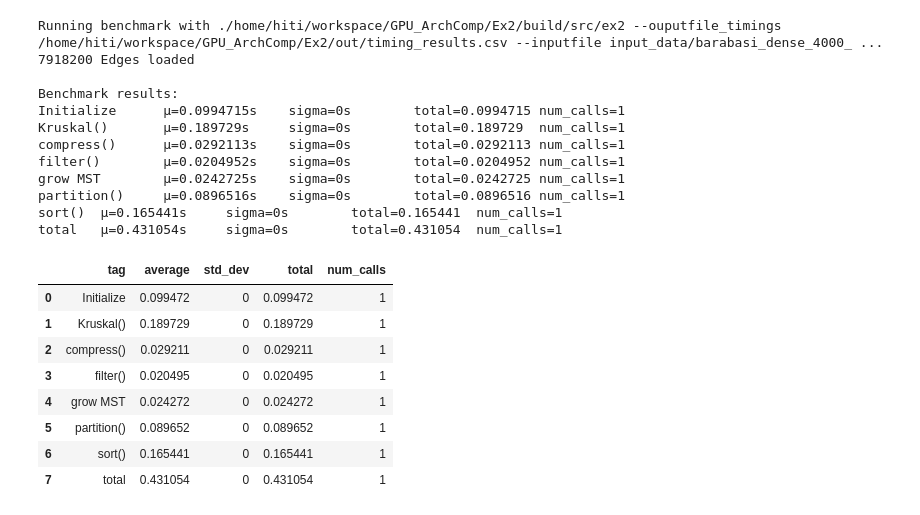
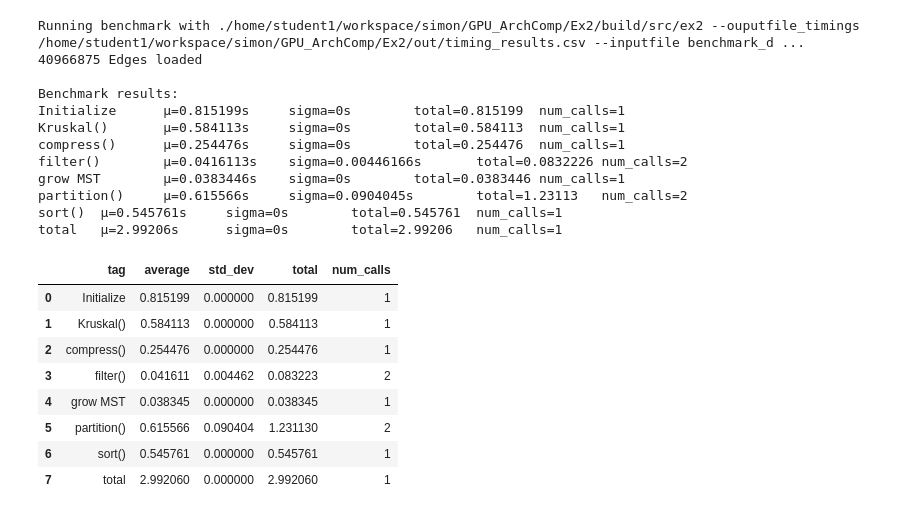
Before and after one commit to hitimr/GPU_ArchComp, a Jupyter notebook: Ex2/scripts/kruskal_benchmark.ipynb, the cells around one changed output. Drawn from its saved outputs; the diff is of its cells as text; code cells hidden in the pictures.

```diff
--- a/Ex2/scripts/kruskal_benchmark.ipynb
+++ b/Ex2/scripts/kruskal_benchmark.ipynb
@@ -29,5 +30,5 @@ Allowed options:
 # %%
-args = f"--inputfile input_data/barabasi_dense_4000_3600.csv --mst-kernel 1 -s 1 -k 4"
+args = f"--inputfile benchmark_data/barabasi_800_50pct.csv --mst-kernel 1 -s 1 -n 1"
 df = common.run_benchmark(common.OUT_DIR / "timing_results.csv", args=args, print_output=True)
 df
 # %% [output]
@@ -61,26 +56,26 @@ total   µ=2.09063s      sigma=0s        total=2.09063   num_calls=1
 # %%
-args = f"--inputfile input_data/barabasi_dense_4000_3600.csv --mst-kernel 1 -s 2 -k 4"
+args = f"--inputfile benchmark_data/barabasi_12800_50pct.csv --mst-kernel 1 -s 1 -n 1"
 df = common.run_benchmark(common.OUT_DIR / "timing_results.csv", args=args, print_output=True)
 df
 # %% [output]
-Running benchmark with ./home/hiti/workspace/GPU_ArchComp/Ex2/build/src/ex2 --ouputfile_timings /home/hiti/workspace/GPU_ArchComp/Ex2/out/timing_results.csv --inputfile input_data/barabasi_dense_4000_ ...
-7918200 Edges loaded
+Running benchmark with ./home/student1/workspace/simon/GPU_ArchComp/Ex2/build/src/ex2 --ouputfile_timings /home/student1/workspace/simon/GPU_ArchComp/Ex2/out/timing_results.csv --inputfile benchmark_d ...
+40966875 Edges loaded
 
 Benchmark results:
-Initialize      µ=0.0994715s    sigma=0s        total=0.0994715 num_calls=1
-Kruskal()       µ=0.189729s     sigma=0s        total=0.189729  num_calls=1
-compress()      µ=0.0292113s    sigma=0s        total=0.0292113 num_calls=1
-filter()        µ=0.0204952s    sigma=0s        total=0.0204952 num_calls=1
-grow MST        µ=0.0242725s    sigma=0s        total=0.0242725 num_calls=1
-partition()     µ=0.0896516s    sigma=0s        total=0.0896516 num_calls=1
-sort()  µ=0.165441s     sigma=0s        total=0.165441  num_calls=1
-total   µ=0.431054s     sigma=0s        total=0.431054  num_calls=1
+Initialize      µ=0.815199s     sigma=0s        total=0.815199  num_calls=1
+Kruskal()       µ=0.584113s     sigma=0s        total=0.584113  num_calls=1
+compress()      µ=0.254476s     sigma=0s        total=0.254476  num_calls=1
+filter()        µ=0.0416113s    sigma=0.00446166s       total=0.0832226 num_calls=2
+grow MST        µ=0.0383446s    sigma=0s        total=0.0383446 num_calls=1
+partition()     µ=0.615566s     sigma=0.0904045s        total=1.23113   num_calls=2
+sort()  µ=0.545761s     sigma=0s        total=0.545761  num_calls=1
+total   µ=2.99206s      sigma=0s        total=2.99206   num_calls=1
 |  | tag | average | std_dev | total | num_calls |
-| 0 | Initialize | 0.099472 | 0 | 0.099472 | 1 |
-| 1 | Kruskal() | 0.189729 | 0 | 0.189729 | 1 |
-| 2 | compress() | 0.029211 | 0 | 0.029211 | 1 |
-| 3 | filter() | 0.020495 | 0 | 0.020495 | 1 |
-| 4 | grow MST | 0.024272 | 0 | 0.024272 | 1 |
-| 5 | partition() | 0.089652 | 0 | 0.089652 | 1 |
-| 6 | sort() | 0.165441 | 0 | 0.165441 | 1 |
-| 7 | total | 0.431054 | 0 | 0.431054 | 1 |
+| 0 | Initialize | 0.815199 | 0.000000 | 0.815199 | 1 |
+| 1 | Kruskal() | 0.584113 | 0.000000 | 0.584113 | 1 |
+| 2 | compress() | 0.254476 | 0.000000 | 0.254476 | 1 |
+| 3 | filter() | 0.041611 | 0.004462 | 0.083223 | 2 |
+| 4 | grow MST | 0.038345 | 0.000000 | 0.038345 | 1 |
+| 5 | partition() | 0.615566 | 0.090404 | 1.231130 | 2 |
+| 6 | sort() | 0.545761 | 0.000000 | 0.545761 | 1 |
+| 7 | total | 2.992060 | 0.000000 | 2.992060 | 1 |
```
Also changed, not shown: parts of 8 cells of this notebook, 1 other file.
